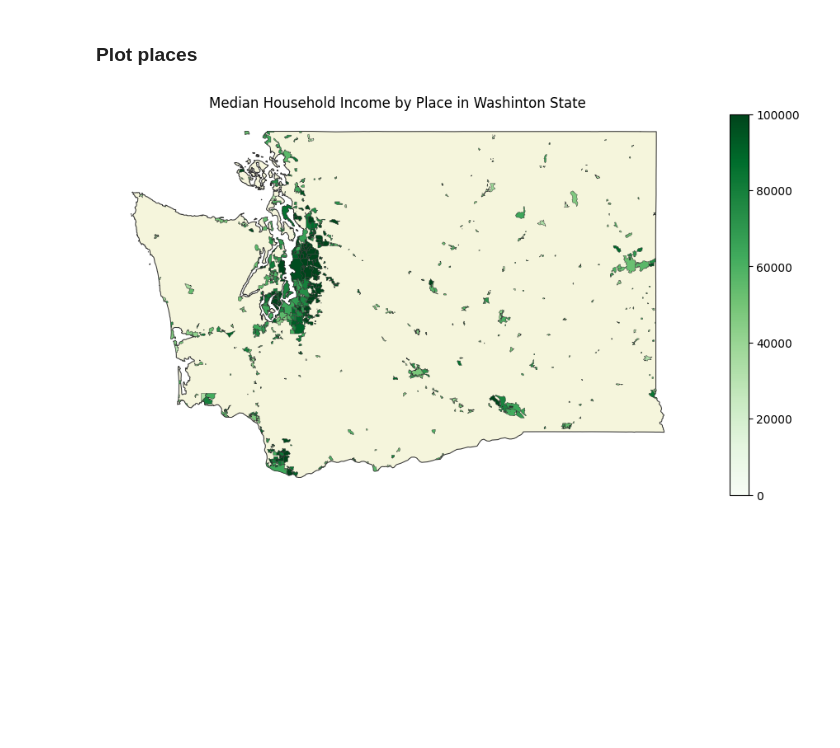
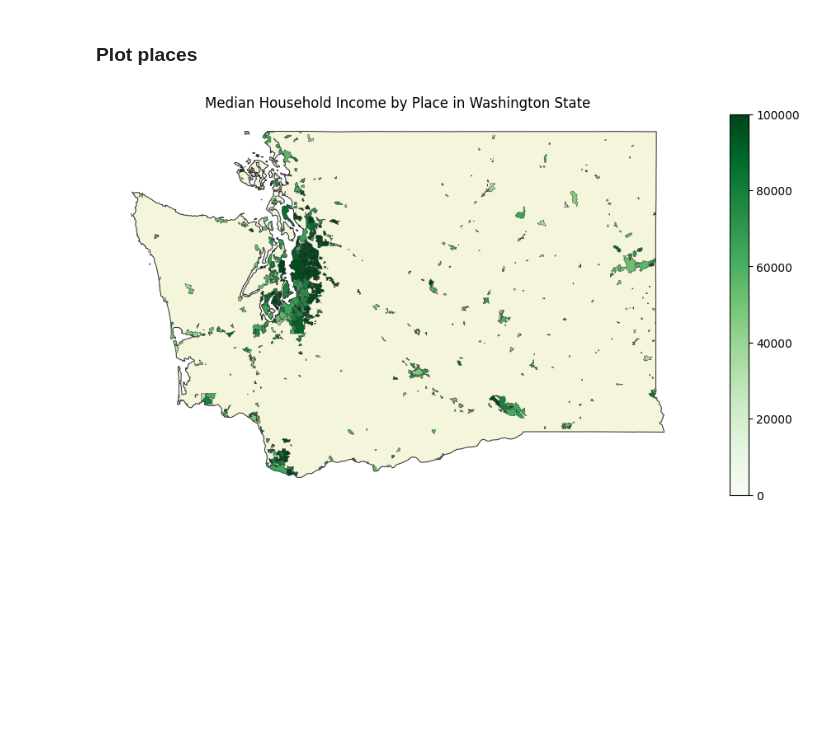
Before and after one commit to vengroff/censusdis-tutorial, a Jupyter notebook: Tutorial.ipynb, the cells around one changed output. Cells and saved outputs as stored; diff of their text form; code cells hidden in the pictures.

```diff
--- a/Tutorial.ipynb
+++ b/Tutorial.ipynb
@@ -586,26 +584,26 @@ gdf_wa_places.head()
 # %%
 gdf_wa_state = gdf_states[gdf_states['STATE']==states.WA]
 
 ax = gdf_wa_state.plot(linewidth=0.75, color='beige', edgecolor='#333', figsize=(12, 6))
 
 ax = gdf_wa_places.plot(
     'B19013_001E',
 
     cmap='Greens',
     edgecolor='#333',
     linewidth=0.3,
     vmin=0,
     vmax=100_000,
 
     legend=True,
     ax=ax
 )
 
-ax.set_title("Median Household Income by Place in Washinton State")
+ax.set_title("Median Household Income by Place in Washington State")
 ax.axis('off')
 None
 # %% [output]
-[figure, old version]
+[figure, new version]
 # %% [markdown]
 <br/><br/><br/><br/><br/><br/><br/><br/><br/>
 # %% [markdown]
```
Also changed, not shown: parts of 3 cells of this notebook, 1 other file.
